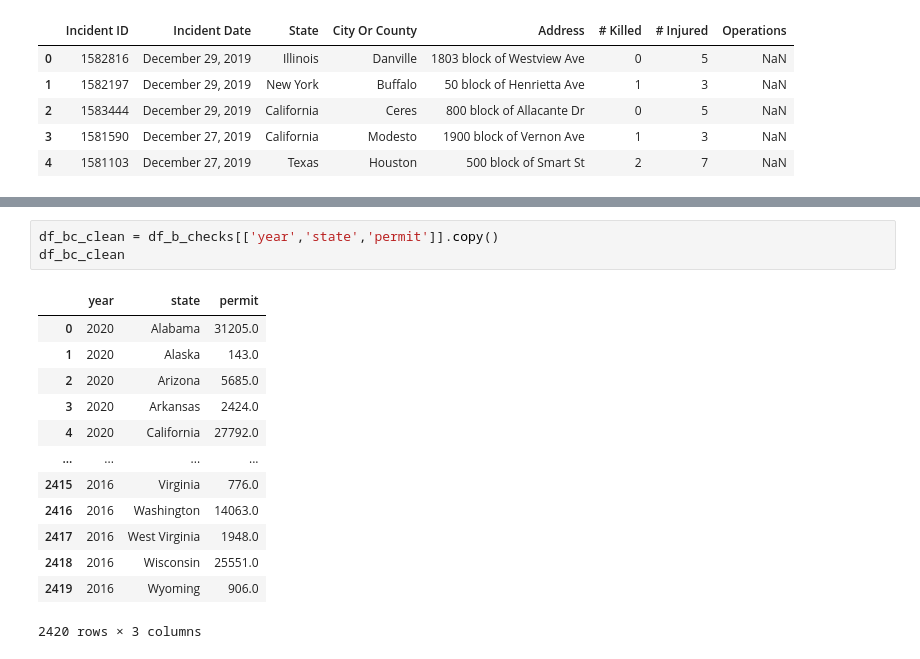
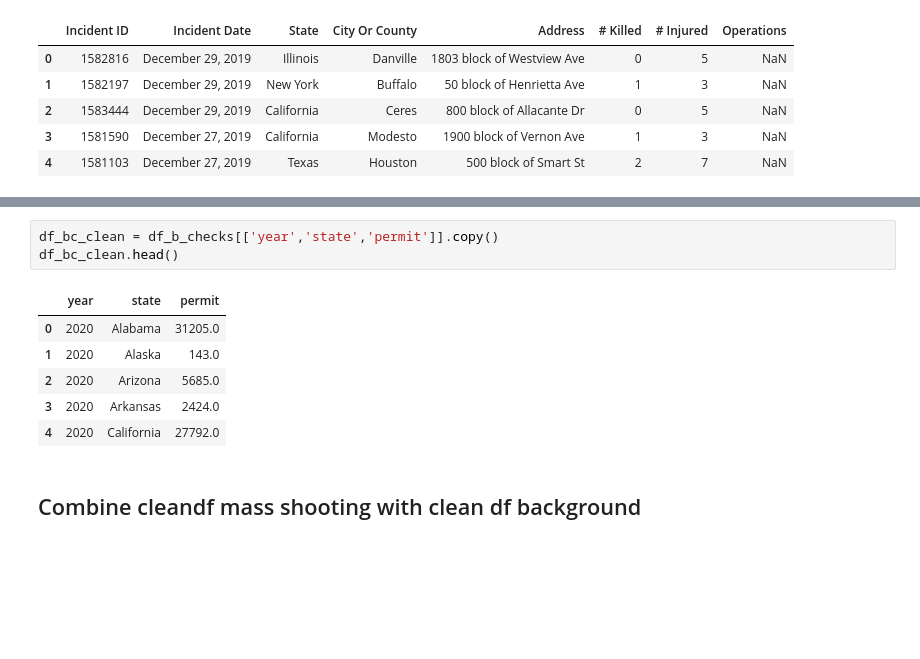
Before and after one commit to RSGDATA/ETL_project, a Jupyter notebook: us_mass_shootings.ipynb, the cells around one changed output, grey strips where cells are left out. Cells and saved outputs as stored; diff of their text form; blank space fills up the shorter version.

```diff
--- a/us_mass_shootings.ipynb
+++ b/us_mass_shootings.ipynb
@@ -124,17 +243,12 @@ df_b_checks
 # %%
 df_bc_clean = df_b_checks[['year','state','permit']].copy()
-df_bc_clean
+df_bc_clean.head()
 # %% [output]
 |  | year | state | permit |
 | 0 | 2020 | Alabama | 31205.0 |
 | 1 | 2020 | Alaska | 143.0 |
 | 2 | 2020 | Arizona | 5685.0 |
 | 3 | 2020 | Arkansas | 2424.0 |
 | 4 | 2020 | California | 27792.0 |
-| ... | ... | ... | ... |
-| 2415 | 2016 | Virginia | 776.0 |
-| 2416 | 2016 | Washington | 14063.0 |
-| 2417 | 2016 | West Virginia | 1948.0 |
-| 2418 | 2016 | Wisconsin | 25551.0 |
-| 2419 | 2016 | Wyoming | 906.0 |
-2420 rows × 3 columns
+# %% [markdown]
+## Combine cleandf mass shooting with clean df background
```
Also changed, not shown: parts of 20 cells of this notebook.
